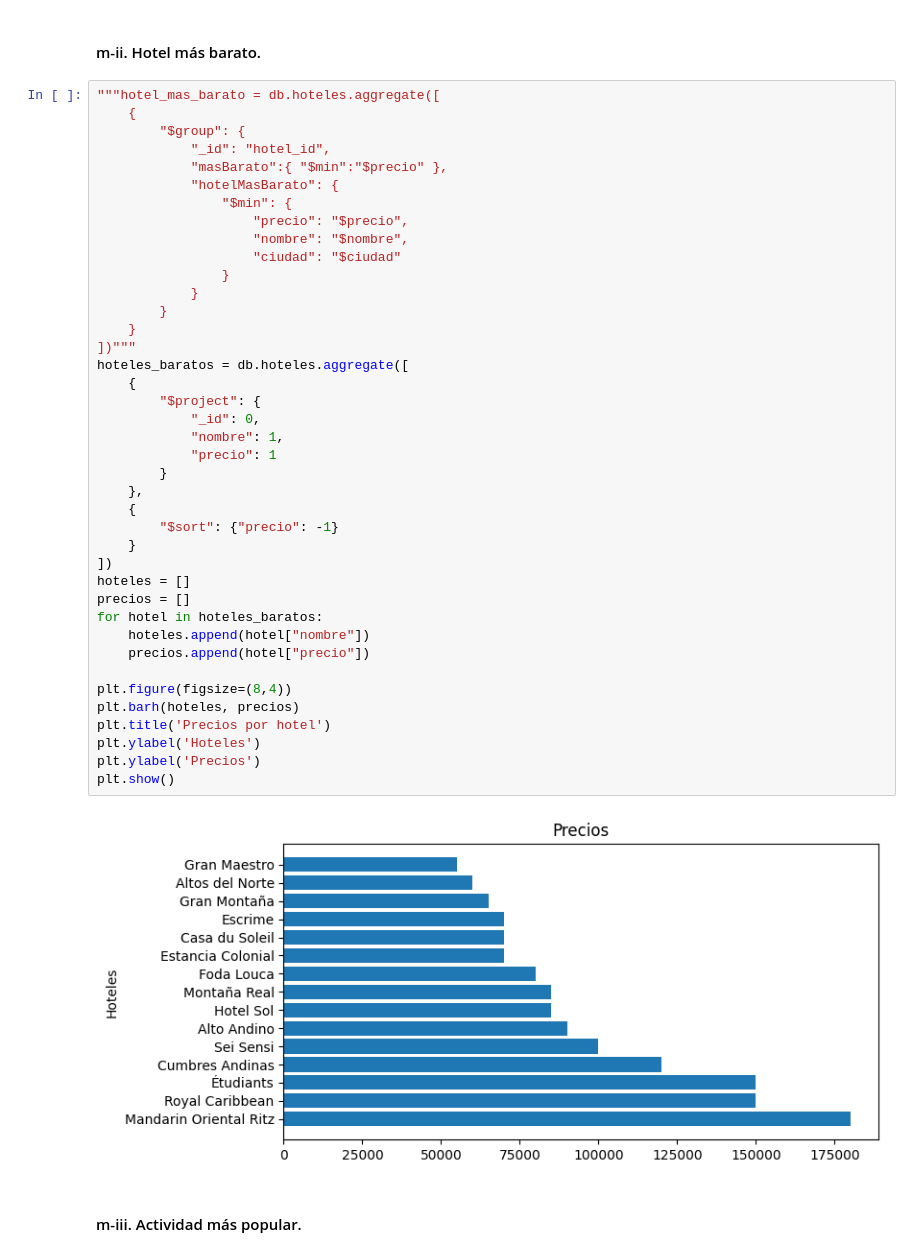
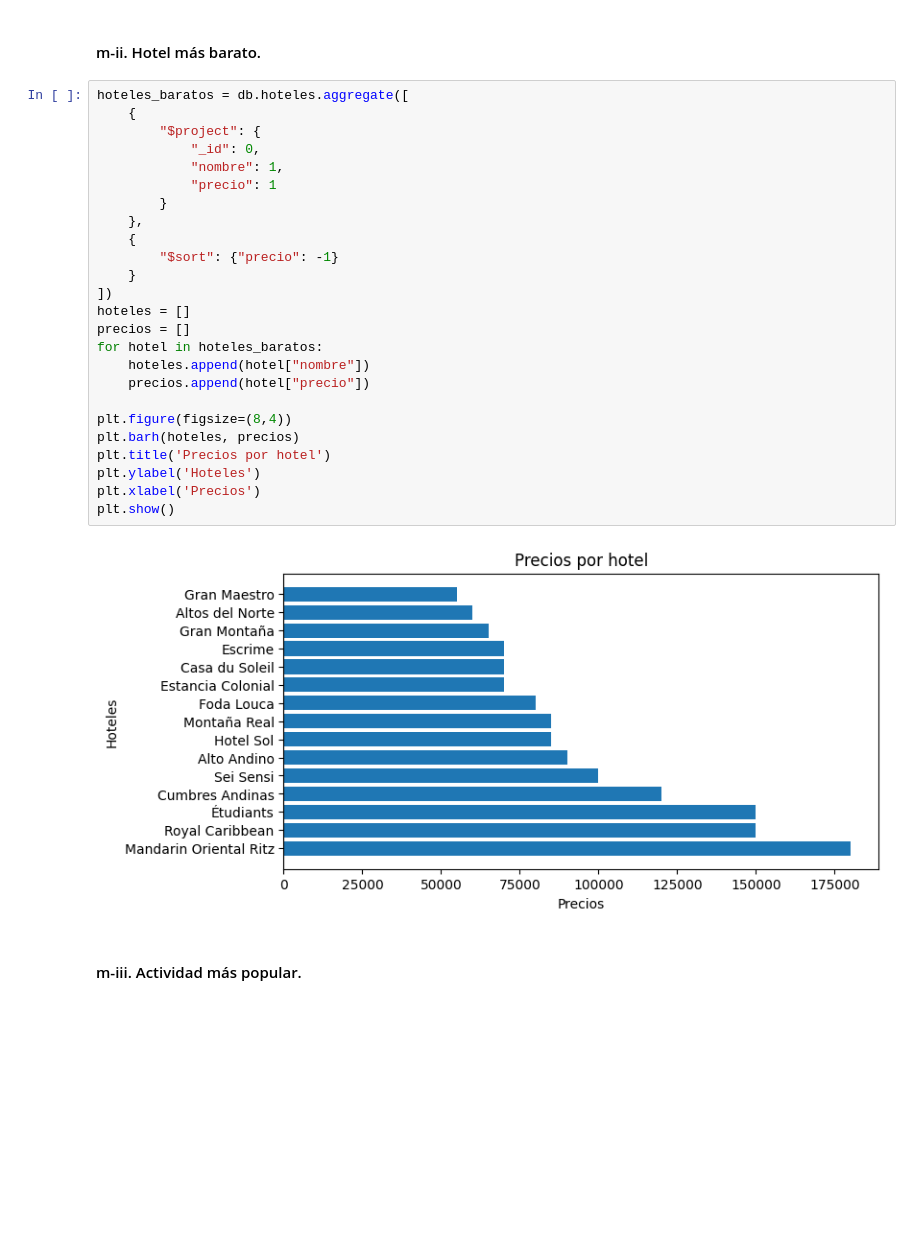
Before and after one commit to emicerrate/Base-de-Datos-2025, a Jupyter notebook: notebooks/project.ipynb, the cells around one changed output. Saved outputs shown, nothing was run; the diff lists cells and outputs as text; blank space fills up the shorter version.

```diff
--- a/notebooks/project.ipynb
+++ b/notebooks/project.ipynb
@@ -494,47 +494,32 @@ plt.show()
 # %% [markdown]
 #### m-ii. Hotel más barato.
 # %%
-"""hotel_mas_barato = db.hoteles.aggregate([
-    {
-        "$group": {
-            "_id": "hotel_id",
-            "masBarato":{ "$min":"$precio" },
-            "hotelMasBarato": {
-                "$min": {
-                    "precio": "$precio",
-                    "nombre": "$nombre",
-                    "ciudad": "$ciudad"
-                }
-            }
-        }
-    }
-])"""
 hoteles_baratos = db.hoteles.aggregate([
     {
         "$project": {
             "_id": 0,
             "nombre": 1,
             "precio": 1
         }
     },
     {
         "$sort": {"precio": -1}
     }
 ])
 hoteles = []
 precios = []
 for hotel in hoteles_baratos:
     hoteles.append(hotel["nombre"])
     precios.append(hotel["precio"])
 
 plt.figure(figsize=(8,4))
 plt.barh(hoteles, precios)
 plt.title('Precios por hotel')
 plt.ylabel('Hoteles')
-plt.ylabel('Precios')
+plt.xlabel('Precios')
 plt.show()
 # %% [output]
-[figure, old version]
+[figure, new version]
 # %% [markdown]
 #### m-iii. Actividad más popular.
 # %%
```
Also changed, not shown: parts of 7 cells of this notebook.
